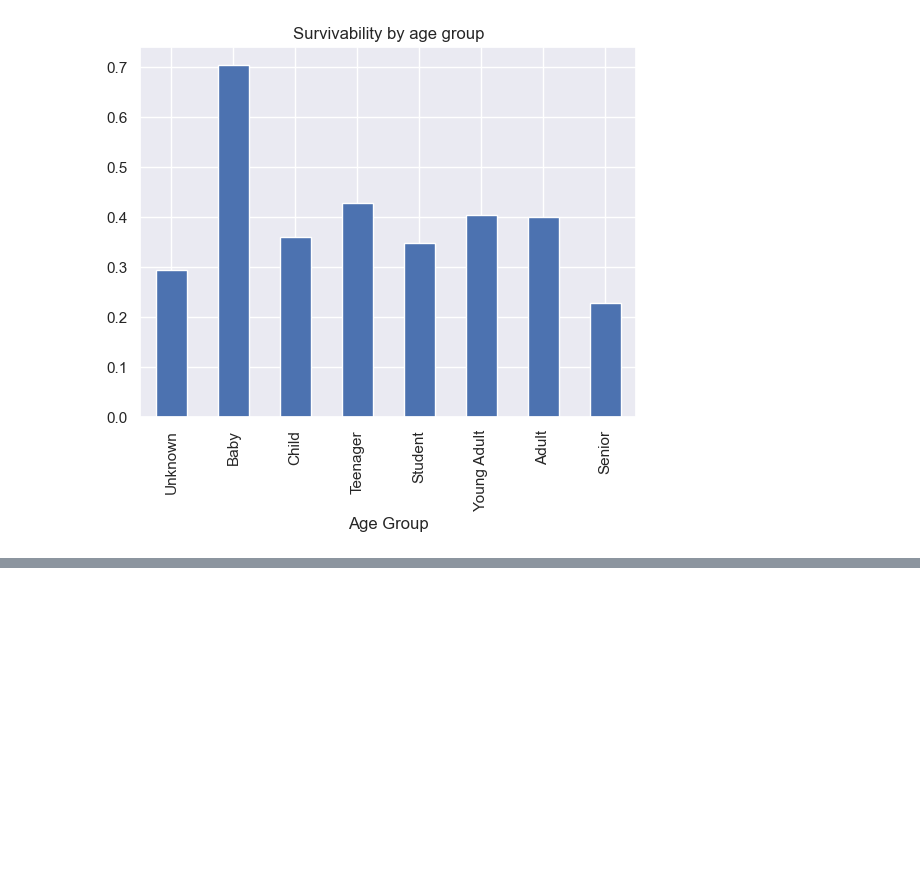
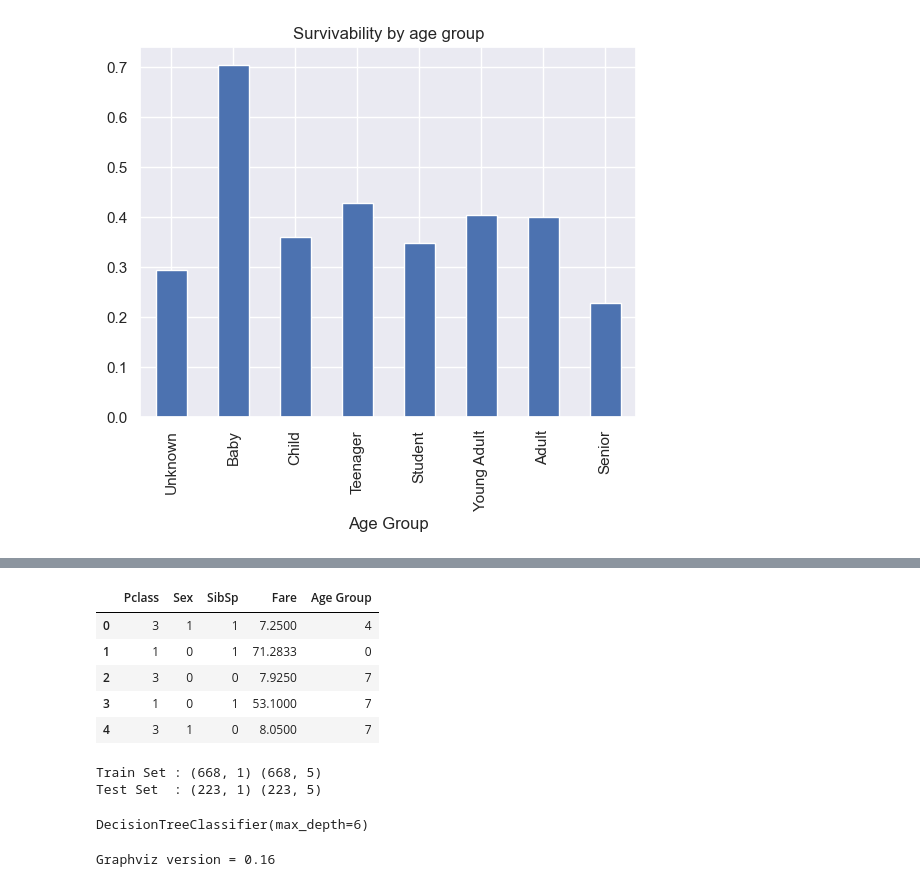
Before and after one commit to HongSon28/IE0005-Mini-Project, a Jupyter notebook: Main.ipynb, the cells around one changed output, grey strips where cells are left out. Cells and saved outputs as stored; diff of their text form; code cells hidden in the pictures; blank space fills up the shorter version.

```diff
--- a/Main.ipynb
+++ b/Main.ipynb
@@ -226,0 +268,28 @@ Text(0.5, 1.0, 'Survivability by age group')
+# %%
+X.head()
+# %% [output]
+|  | Pclass | Sex | SibSp | Fare | Age Group |
+| 0 | 3 | 1 | 1 | 7.2500 | 4 |
+| 1 | 1 | 0 | 1 | 71.2833 | 0 |
+| 2 | 3 | 0 | 0 | 7.9250 | 7 |
+| 3 | 1 | 0 | 1 | 53.1000 | 7 |
+| 4 | 3 | 1 | 0 | 8.0500 | 7 |
+# %%
+X_train, X_test, Y_train, Y_test = train_test_split(X, Y, test_size = 0.25)
+
+print("Train Set :", Y_train.shape, X_train.shape)
+print("Test Set  :", Y_test.shape, X_test.shape)
+# %% [output]
+Train Set : (668, 1) (668, 5)
+Test Set  : (223, 1) (223, 5)
+# %%
+dectree = DecisionTreeClassifier(max_depth = 6)  # create the decision tree object
+dectree.fit(X_train, Y_train)                    # train the decision tree model
+# %% [output]
+DecisionTreeClassifier(max_depth=6)
+# %%
+import graphviz as gp
+#print package version
+print("Graphviz version = "+gp.__version__)
+# %% [output]
+Graphviz version = 0.16
```
Also changed, not shown: parts of 7 cells of this notebook.
